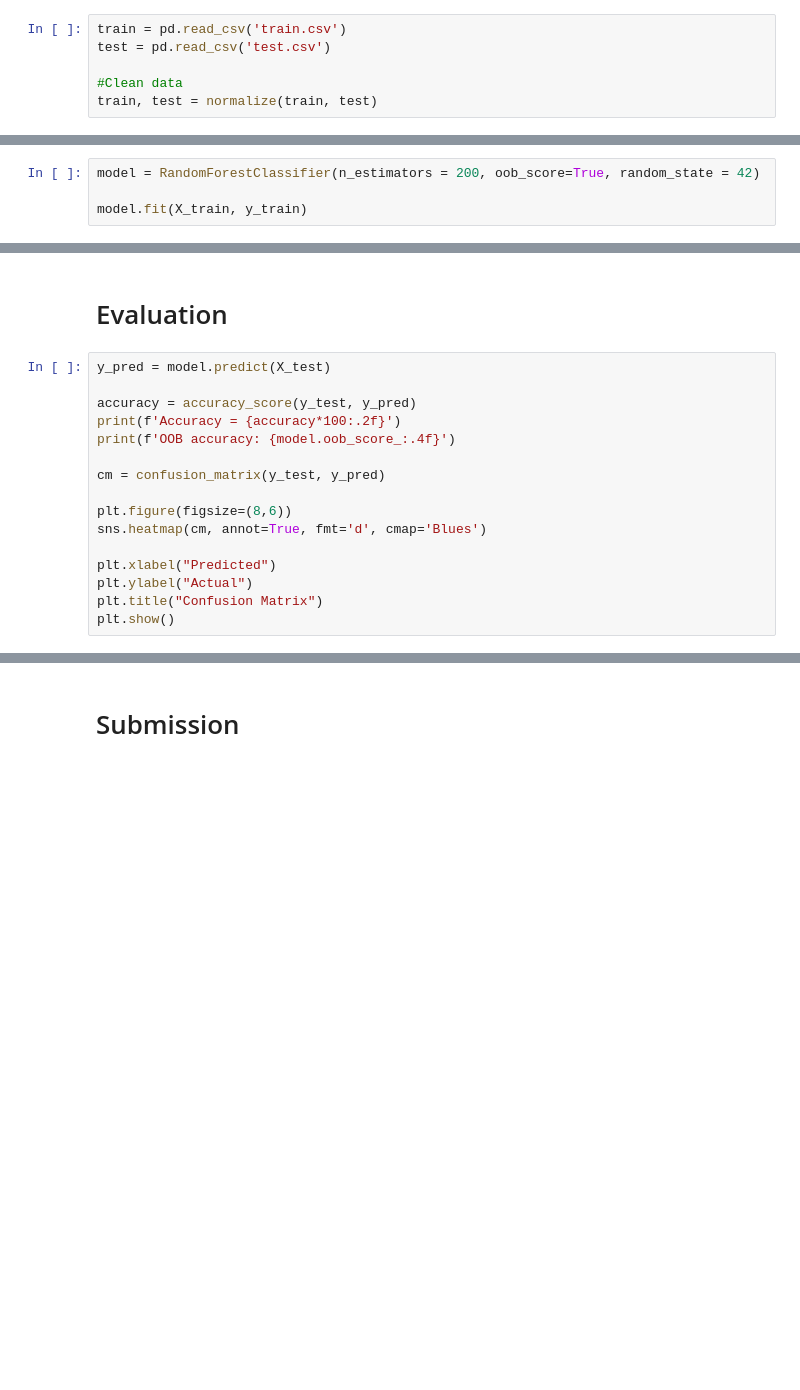
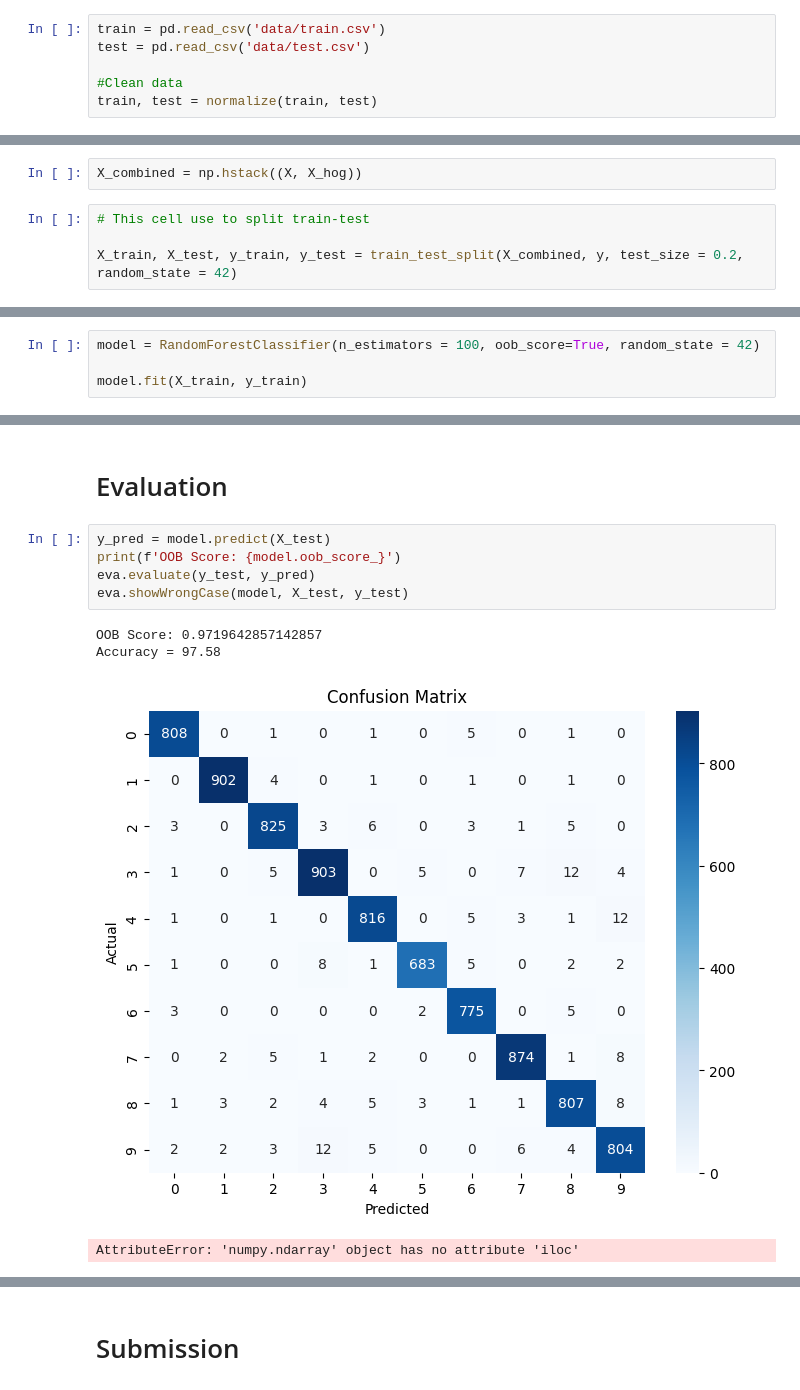
Before and after one commit to Sirius-Siru/digit_recognizer, a Jupyter notebook: notebooks/02_baseline.ipynb, the cells around one changed output, grey strips where cells are left out. Saved outputs shown, nothing was run; the diff lists cells and outputs as text; blank space fills up the shorter version.

```diff
--- a/notebooks/02_baseline.ipynb
+++ b/notebooks/02_baseline.ipynb
@@ -33,8 +47,8 @@ Drive already mounted at /content/drive; to attempt to forcibly remount, call dr
 # %% [markdown]
 # Load data
 # %%
-train = pd.read_csv('train.csv')
-test = pd.read_csv('test.csv')
+train = pd.read_csv('data/train.csv')
+test = pd.read_csv('data/test.csv')
 
 #Clean data
 train, test = normalize(train, test)
@@ -86,7 +71,13 @@ def extract_hog(img_28x28):
 X_hog = [extract_hog(image) for image in img]
+# %%
+X_combined = np.hstack((X, X_hog))
+# %%
+# This cell use to split train-test
+
+X_train, X_test, y_train, y_test = train_test_split(X_combined, y, test_size = 0.2, random_state = 42)
 # %% [markdown]
 # Model selection + Train model
 # %%
-model = RandomForestClassifier(n_estimators = 200, oob_score=True, random_state = 42)
+model = RandomForestClassifier(n_estimators = 100, oob_score=True, random_state = 42)
 
 model.fit(X_train, y_train)
@@ -94,17 +87,11 @@ model.fit(X_train, y_train)
 # Evaluation
 # %%
 y_pred = model.predict(X_test)
-
-accuracy = accuracy_score(y_test, y_pred)
-print(f'Accuracy = {accuracy*100:.2f}')
-print(f'OOB accuracy: {model.oob_score_:.4f}')
-
-cm = confusion_matrix(y_test, y_pred)
-
-plt.figure(figsize=(8,6))
-sns.heatmap(cm, annot=True, fmt='d', cmap='Blues')
-
-plt.xlabel("Predicted")
-plt.ylabel("Actual")
-plt.title("Confusion Matrix")
-plt.show()
+print(f'OOB Score: {model.oob_score_}')
+eva.evaluate(y_test, y_pred)
+eva.showWrongCase(model, X_test, y_test)
+# %% [output]
+OOB Score: 0.9719642857142857
+Accuracy = 97.58
+[figure, added]
+AttributeError: 'numpy.ndarray' object has no attribute 'iloc'
```
Also changed, not shown: parts of 9 cells of this notebook, 4 other files.
